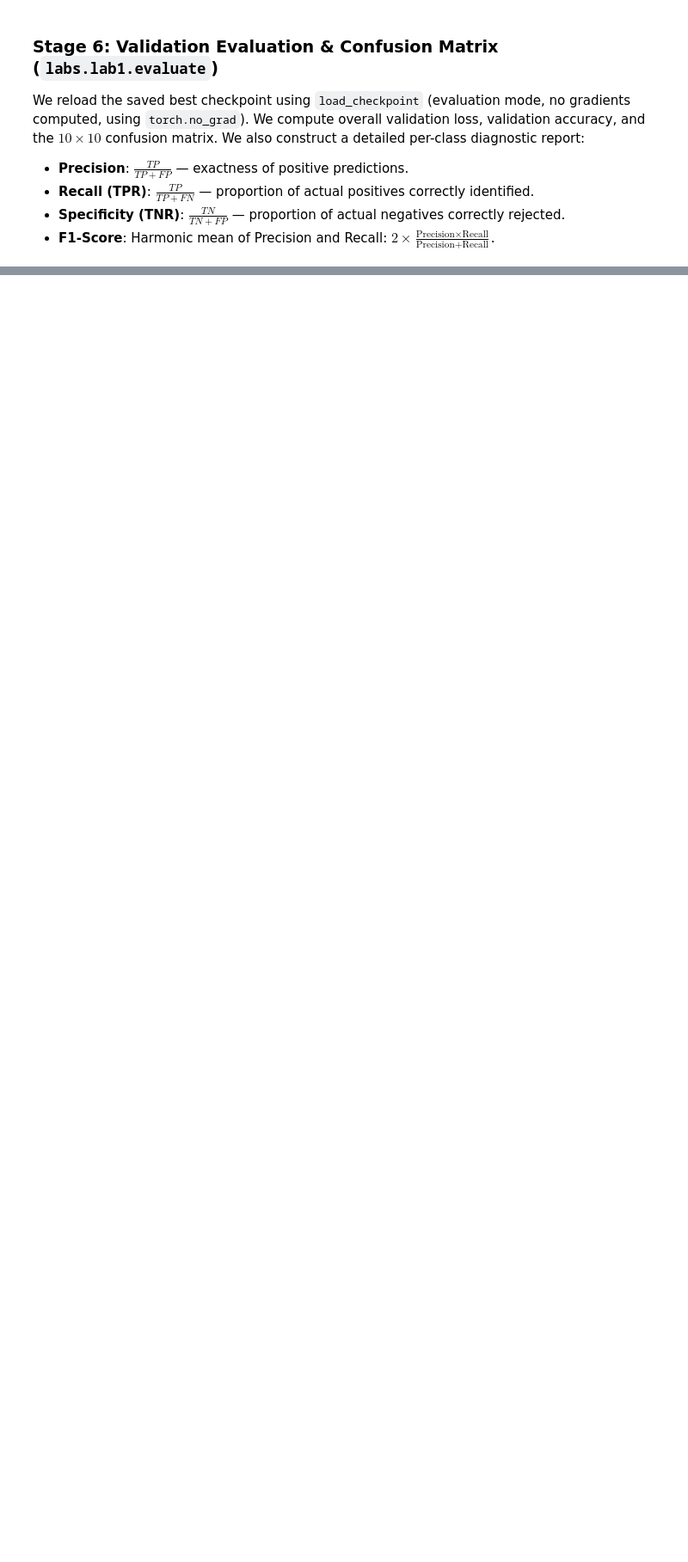
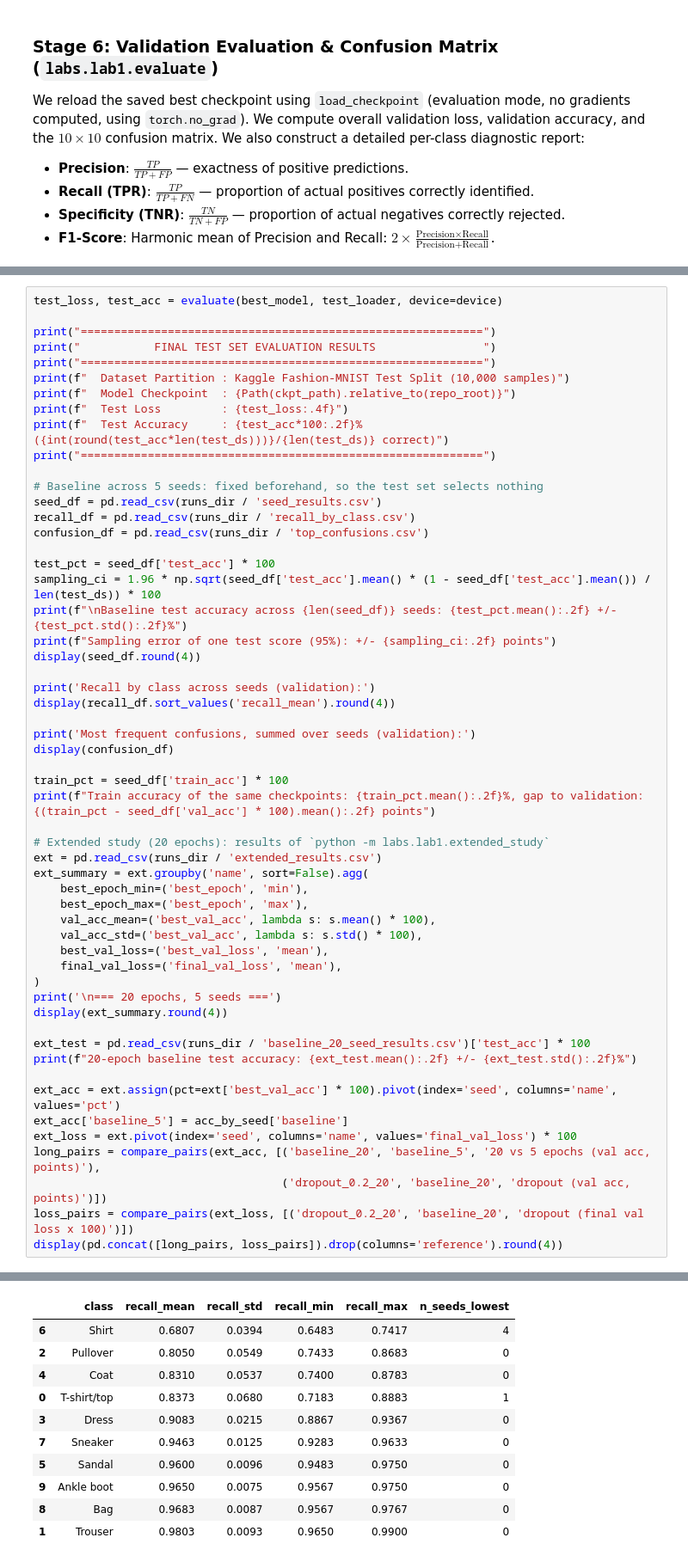
Before and after one commit to pptthu/Lab-DL, a Jupyter notebook: labs/lab1/notebook/lab1_presentation.ipynb, the cells around one changed output, grey strips where cells are left out. Shown at 86% size. Drawn from its saved outputs; the diff is of its cells as text; blank space fills up the shorter version.

```diff
--- a/labs/lab1/notebook/lab1_presentation.ipynb
+++ b/labs/lab1/notebook/lab1_presentation.ipynb
@@ -527,0 +499,56 @@ print("============================================================")
+# %%
+test_loss, test_acc = evaluate(best_model, test_loader, device=device)
+
+print("============================================================")
+print("           FINAL TEST SET EVALUATION RESULTS                ")
+print("============================================================")
+print(f"  Dataset Partition : Kaggle Fashion-MNIST Test Split (10,000 samples)")
+print(f"  Model Checkpoint  : {Path(ckpt_path).relative_to(repo_root)}")
+print(f"  Test Loss         : {test_loss:.4f}")
+print(f"  Test Accuracy     : {test_acc*100:.2f}% ({int(round(test_acc*len(test_ds)))}/{len(test_ds)} correct)")
+print("============================================================")
+
+# Baseline across 5 seeds: fixed beforehand, so the test set selects nothing
+seed_df = pd.read_csv(runs_dir / 'seed_results.csv')
+recall_df = pd.read_csv(runs_dir / 'recall_by_class.csv')
+confusion_df = pd.read_csv(runs_dir / 'top_confusions.csv')
+
+test_pct = seed_df['test_acc'] * 100
+sampling_ci = 1.96 * np.sqrt(seed_df['test_acc'].mean() * (1 - seed_df['test_acc'].mean()) / len(test_ds)) * 100
+print(f"\nBaseline test accuracy across {len(seed_df)} seeds: {test_pct.mean():.2f} +/- {test_pct.std():.2f}%")
+print(f"Sampling error of one test score (95%): +/- {sampling_ci:.2f} points")
+display(seed_df.round(4))
+
+print('Recall by class across seeds (validation):')
+display(recall_df.sort_values('recall_mean').round(4))
+
+print('Most frequent confusions, summed over seeds (validation):')
+display(confusion_df)
+
+train_pct = seed_df['train_acc'] * 100
+print(f"Train accuracy of the same checkpoints: {train_pct.mean():.2f}%, gap to validation: {(train_pct - seed_df['val_acc'] * 100).mean():.2f} points")
+
+# Extended study (20 epochs): results of `python -m labs.lab1.extended_study`
+ext = pd.read_csv(runs_dir / 'extended_results.csv')
+ext_summary = ext.groupby('name', sort=False).agg(
+    best_epoch_min=('best_epoch', 'min'),
+    best_epoch_max=('best_epoch', 'max'),
+    val_acc_mean=('best_val_acc', lambda s: s.mean() * 100),
+    val_acc_std=('best_val_acc', lambda s: s.std() * 100),
+    best_val_loss=('best_val_loss', 'mean'),
+    final_val_loss=('final_val_loss', 'mean'),
+)
+print('\n=== 20 epochs, 5 seeds ===')
+display(ext_summary.round(4))
+
+ext_test = pd.read_csv(runs_dir / 'baseline_20_seed_results.csv')['test_acc'] * 100
+print(f"20-epoch baseline test accuracy: {ext_test.mean():.2f} +/- {ext_test.std():.2f}%")
+
+ext_acc = ext.assign(pct=ext['best_val_acc'] * 100).pivot(index='seed', columns='name', values='pct')
+ext_acc['baseline_5'] = acc_by_seed['baseline']
+ext_loss = ext.pivot(index='seed', columns='name', values='final_val_loss') * 100
+long_pairs = compare_pairs(ext_acc, [('baseline_20', 'baseline_5', '20 vs 5 epochs (val acc, points)'),
+                                     ('dropout_0.2_20', 'baseline_20', 'dropout (val acc, points)')])
+loss_pairs = compare_pairs(ext_loss, [('dropout_0.2_20', 'baseline_20', 'dropout (final val loss x 100)')])
+display(pd.concat([long_pairs, loss_pairs]).drop(columns='reference').round(4))
+# %% [output]
@@ -527,0 +573,11 @@ print("============================================================")
+|  | class | recall_mean | recall_std | recall_min | recall_max | n_seeds_lowest |
+| 6 | Shirt | 0.6807 | 0.0394 | 0.6483 | 0.7417 | 4 |
+| 2 | Pullover | 0.8050 | 0.0549 | 0.7433 | 0.8683 | 0 |
+| 4 | Coat | 0.8310 | 0.0537 | 0.7400 | 0.8783 | 0 |
+| 0 | T-shirt/top | 0.8373 | 0.0680 | 0.7183 | 0.8883 | 1 |
+| 3 | Dress | 0.9083 | 0.0215 | 0.8867 | 0.9367 | 0 |
+| 7 | Sneaker | 0.9463 | 0.0125 | 0.9283 | 0.9633 | 0 |
+| 5 | Sandal | 0.9600 | 0.0096 | 0.9483 | 0.9750 | 0 |
+| 9 | Ankle boot | 0.9650 | 0.0075 | 0.9567 | 0.9750 | 0 |
+| 8 | Bag | 0.9683 | 0.0087 | 0.9567 | 0.9767 | 0 |
+| 1 | Trouser | 0.9803 | 0.0093 | 0.9650 | 0.9900 | 0 |
```
Also changed, not shown: parts of 22 cells of this notebook, 4 other files.
